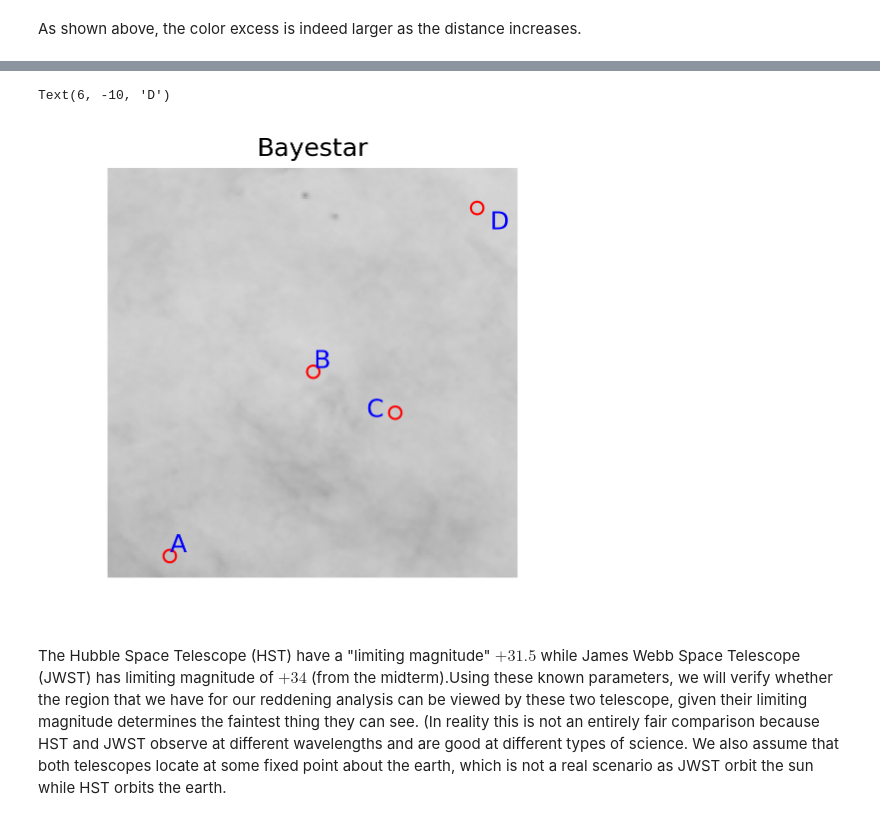
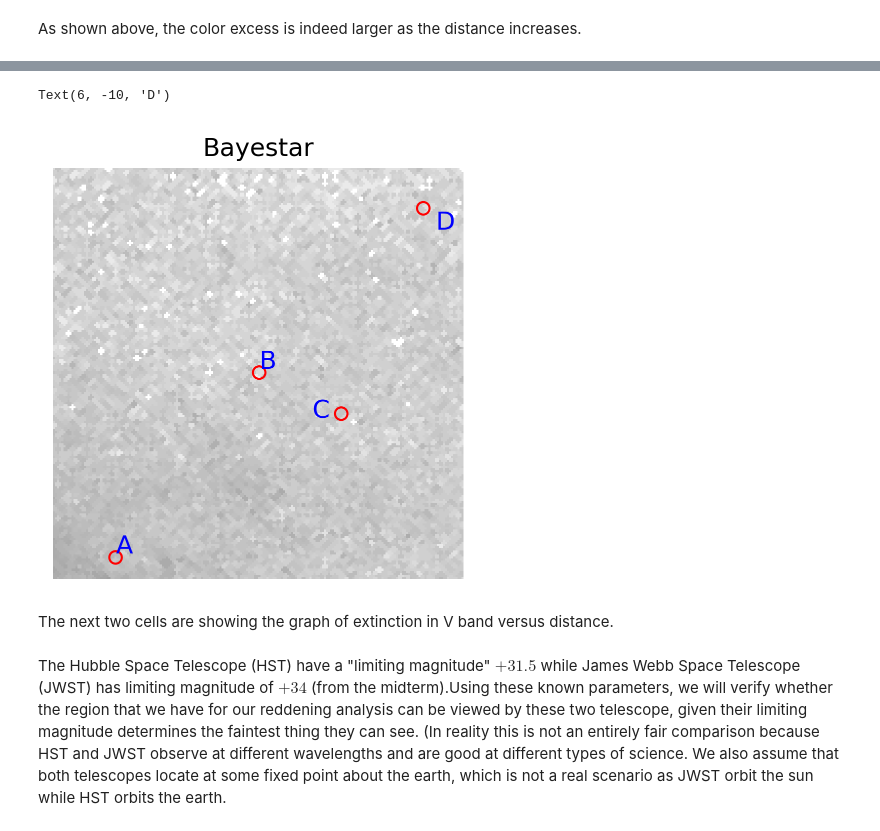
Before and after one commit to luk022/PHYS321-final-project, a Jupyter notebook: extinction_code.ipynb, the cells around one changed output, grey strips where cells are left out. Cells and saved outputs as stored; diff of their text form; code cells hidden in the pictures.

```diff
--- a/extinction_code.ipynb
+++ b/extinction_code.ipynb
@@ -232,38 +279,40 @@ dat = np.array([[30,100,140,180],
 for k,(Av,title) in enumerate([(Av_bayestar, 'Bayestar')]):
     ax = fig.add_subplot(1,3,k+1)
     ax.imshow(
-        np.sqrt(Av_planck)[::, ::-1],
+        np.sqrt(Av_bayestar)[::, ::-1],
         vmin=0.,
         vmax=2.,
         origin='lower',
         interpolation='nearest',
         cmap='binary',
         aspect='equal'
     )
     ax.axis('off')
     ax.set_title(title)
 
 
 plt.scatter(dat[0], dat[1],  facecolors='none', edgecolors='r') # Uncomment if you want green circles
 ax.annotate('A', xy=(30,10), xytext=(0, 2),
             textcoords='offset points',
             color='b', size='large'
 )
 ax.annotate('B', xy=(100,100), xytext=(0, 2),
             textcoords='offset points',
             color='b', size='large'
 )
 ax.annotate('C', xy=(140,80), xytext=(-14, -2),
             textcoords='offset points',
             color='b', size='large'
 )
 ax.annotate('D', xy=(180,180), xytext=(6, -10),
             textcoords='offset points',
             color='b', size='large'
 )
 # %% [output]
 Text(6, -10, 'D')
-[figure, old version]
+[figure, new version]
+# %% [markdown]
+The next two cells are showing the graph of extinction in V band versus distance.
 # %% [markdown]
 The Hubble Space Telescope (HST) have a "limiting magnitude" $+31.5$ while  James Webb Space Telescope (JWST) has limiting magnitude of $+34$ (from the midterm).Using these known parameters, we will verify whether the region that we have for our reddening analysis can be viewed by these two telescope, given their limiting magnitude determines the  faintest thing they can see.
 (In reality this is not an entirely fair comparison because HST and JWST observe at different wavelengths and are good at different types of science. We also assume that both telescopes locate at some fixed point about the earth, which is not a real scenario as JWST orbit the sun while HST orbits the earth.
```
Also changed, not shown: parts of 10 cells of this notebook, 1 other file.
